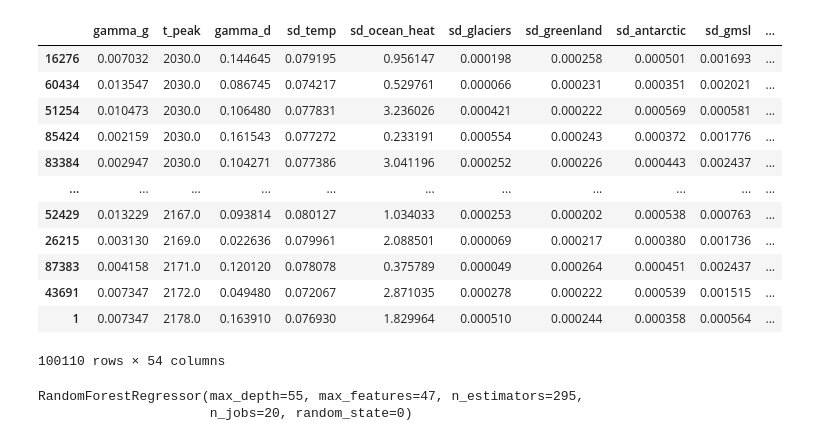
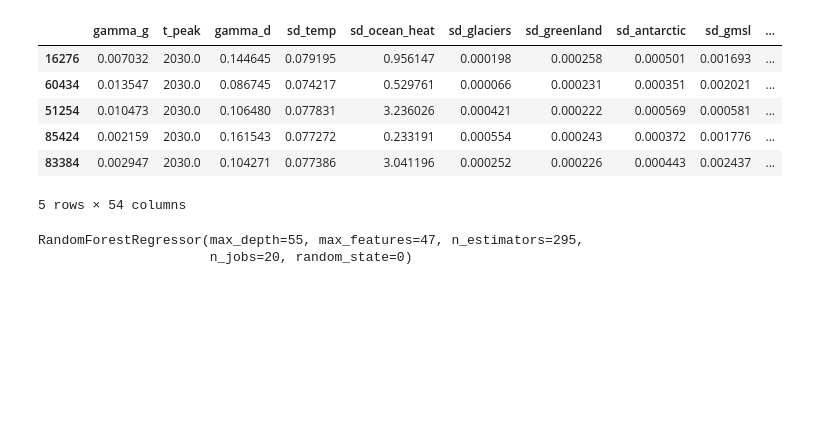
Before and after one commit to AVelaryon/Darnell-Model-, a Jupyter notebook: Darnell_Model.ipynb, the cells around one changed output. Drawn from its saved outputs; the diff is of its cells as text; code cells hidden in the pictures; blank space fills up the shorter version.

```diff
--- a/Darnell_Model.ipynb
+++ b/Darnell_Model.ipynb
@@ -46,21 +46,15 @@ obj1 = X_res.join(Y1, how='left')
 # %%
 obj1.sort_values(by='t_peak', inplace=True)
 # %%
-obj1
+obj1.head(5)
 # %% [output]
 |  | gamma_g | t_peak | gamma_d | sd_temp | sd_ocean_heat | sd_glaciers | sd_greenland | sd_antarctic | sd_gmsl | ... |
 | 16276 | 0.007032 | 2030.0 | 0.144645 | 0.079195 | 0.956147 | 0.000198 | 0.000258 | 0.000501 | 0.001693 | ... |
 | 60434 | 0.013547 | 2030.0 | 0.086745 | 0.074217 | 0.529761 | 0.000066 | 0.000231 | 0.000351 | 0.002021 | ... |
 | 51254 | 0.010473 | 2030.0 | 0.106480 | 0.077831 | 3.236026 | 0.000421 | 0.000222 | 0.000569 | 0.000581 | ... |
 | 85424 | 0.002159 | 2030.0 | 0.161543 | 0.077272 | 0.233191 | 0.000554 | 0.000243 | 0.000372 | 0.001776 | ... |
 | 83384 | 0.002947 | 2030.0 | 0.104271 | 0.077386 | 3.041196 | 0.000252 | 0.000226 | 0.000443 | 0.002437 | ... |
-| ... | ... | ... | ... | ... | ... | ... | ... | ... | ... | ... |
-| 52429 | 0.013229 | 2167.0 | 0.093814 | 0.080127 | 1.034033 | 0.000253 | 0.000202 | 0.000538 | 0.000763 | ... |
-| 26215 | 0.003130 | 2169.0 | 0.022636 | 0.079961 | 2.088501 | 0.000069 | 0.000217 | 0.000380 | 0.001736 | ... |
-| 87383 | 0.004158 | 2171.0 | 0.120120 | 0.078078 | 0.375789 | 0.000049 | 0.000264 | 0.000451 | 0.002437 | ... |
-| 43691 | 0.007347 | 2172.0 | 0.049480 | 0.072067 | 2.871035 | 0.000278 | 0.000222 | 0.000539 | 0.001515 | ... |
-| 1 | 0.007347 | 2178.0 | 0.163910 | 0.076930 | 1.829964 | 0.000510 | 0.000244 | 0.000358 | 0.000564 | ... |
-100110 rows × 54 columns
+5 rows × 54 columns
 # %%
 val = train_test_split(obj1.iloc[:,:-1],obj1.iloc[:,-1],shuffle=False, train_size=0.8, random_state=0)
 # val = TimeSeriesSplit(n_splits=4, max_train_size=60_066)
```
Also changed, not shown: parts of 19 cells of this notebook.
